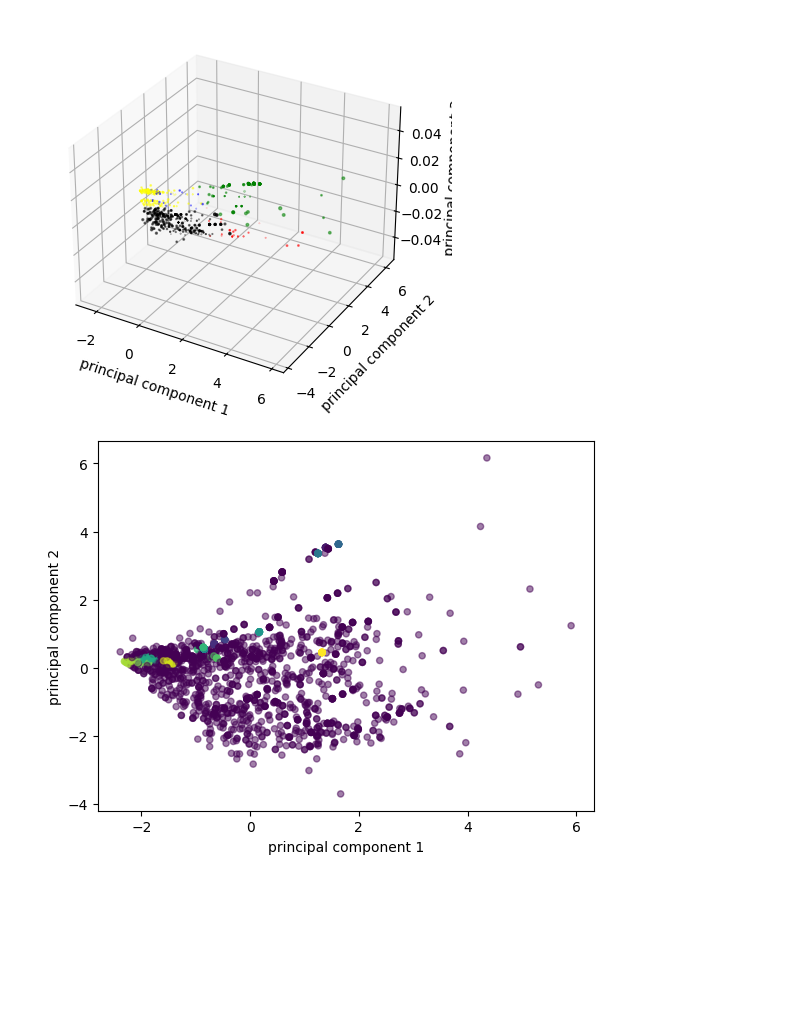
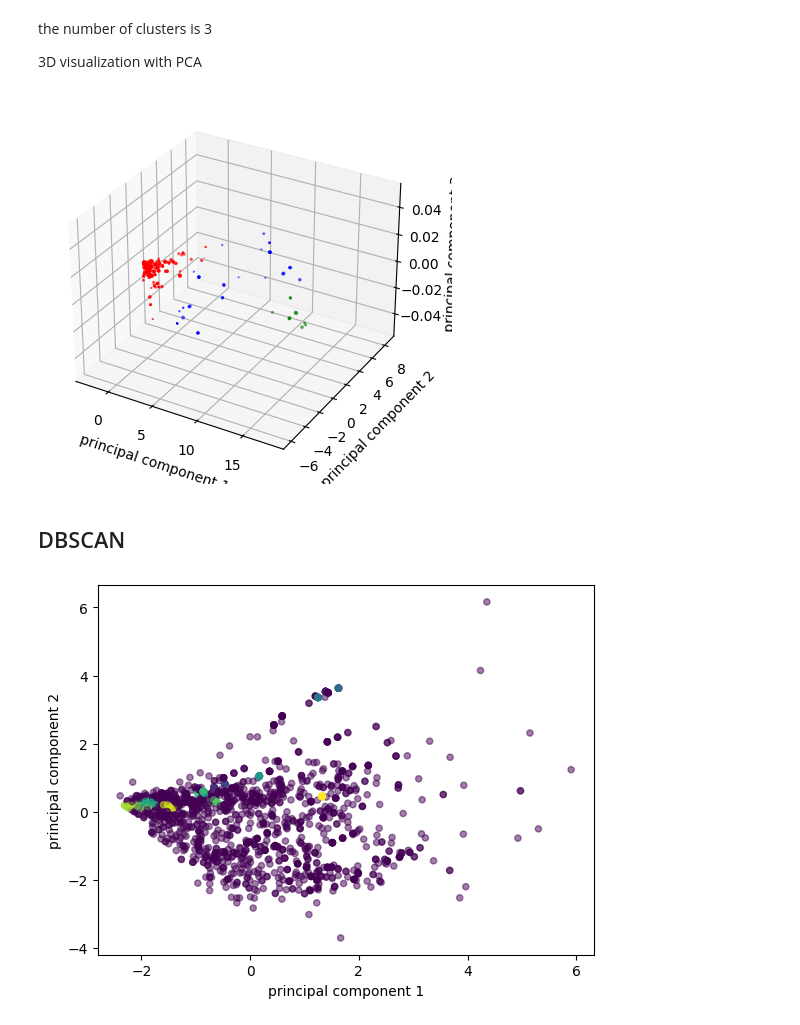
Before and after one commit to RGB234/----------, a Jupyter notebook: clustering.ipynb, the cells around one changed output. Saved outputs shown, nothing was run; the diff lists cells and outputs as text; code cells hidden in the pictures; blank space fills up the shorter version.

```diff
--- a/clustering.ipynb
+++ b/clustering.ipynb
@@ -7,15 +7,15 @@ import matplotlib.pyplot as plt
 # %%
 df = pd.read_csv('data.csv', encoding='utf-8-sig', index_col=0)
 
-df_notNa = df.dropna()
+df_dropna = df.dropna()
 
 # 수도권 : 서울, 인천, 세종, 경기 -> 2
 # 수도권 외 광역시: 부산, 대구, 광주, 대전, 울산 -> 1
 # 그 외 지방: 강원, 충북, 충남, 전북, 전남, 경북, 경남, 제주 -> 0
-print(df_notNa.describe())
+print(df_dropna.describe())
 
-print(df_notNa['region'].value_counts())
-print(len(df_notNa['region'].value_counts()))
+print(df_dropna['region'].value_counts())
+print(len(df_dropna['region'].value_counts()))
 # %% [output]
             region    education      jobtype       cptype        sales  \
 count  1652.000000  1652.000000  1652.000000  1652.000000  1652.000000
@@ -110,7 +116,11 @@ plt.show()
+# %% [markdown]
+the number of clusters is 3
+
+3D visualization with PCA
 # %%
-numClusters = 5
+numClusters = 3
 colors = ['red', 'green', 'blue', 'black', 'yellow']
-X = df_notNa
+X = df_dropna
 kmeans = KMeans(n_clusters=numClusters).fit(X)
 
 regions = X['region']
@@ -127,32 +137,34 @@ principalComponents = pca_fit.transform(X)
 principalDf = pd.DataFrame(data = principalComponents,
                            columns=['p_component 1',
                                     'p_component 2',
                                     'p_component 3',
                                     ])
 c_transformed = pca_fit.transform(centroids)
 
 fig = plt.figure()
 ax = fig.add_subplot(projection='3d')
 # ax = fig.add_subplot(1,1,1)
 
 plt.scatter(principalDf['p_component 1'],
            principalDf['p_component 2'],
            principalDf['p_component 3'],
            c=dataPointColor,
            alpha=0.5,
            )
 
 ax.set_xlabel('principal component 1')
 ax.set_ylabel('principal component 2')
 ax.set_zlabel('principal component 3')
 
 plt.scatter(c_transformed[:, 0],
             c_transformed[:, 1],
             c_transformed[:, 2],
             c=centroidColor,
             marker='x',)
 
 plt.show()
 # %% [output]
-[figure, old version]
+[figure, new version]
+# %% [markdown]
+## DBSCAN
 # %%
```
Also changed, not shown: parts of 9 cells of this notebook, 1 other file.
